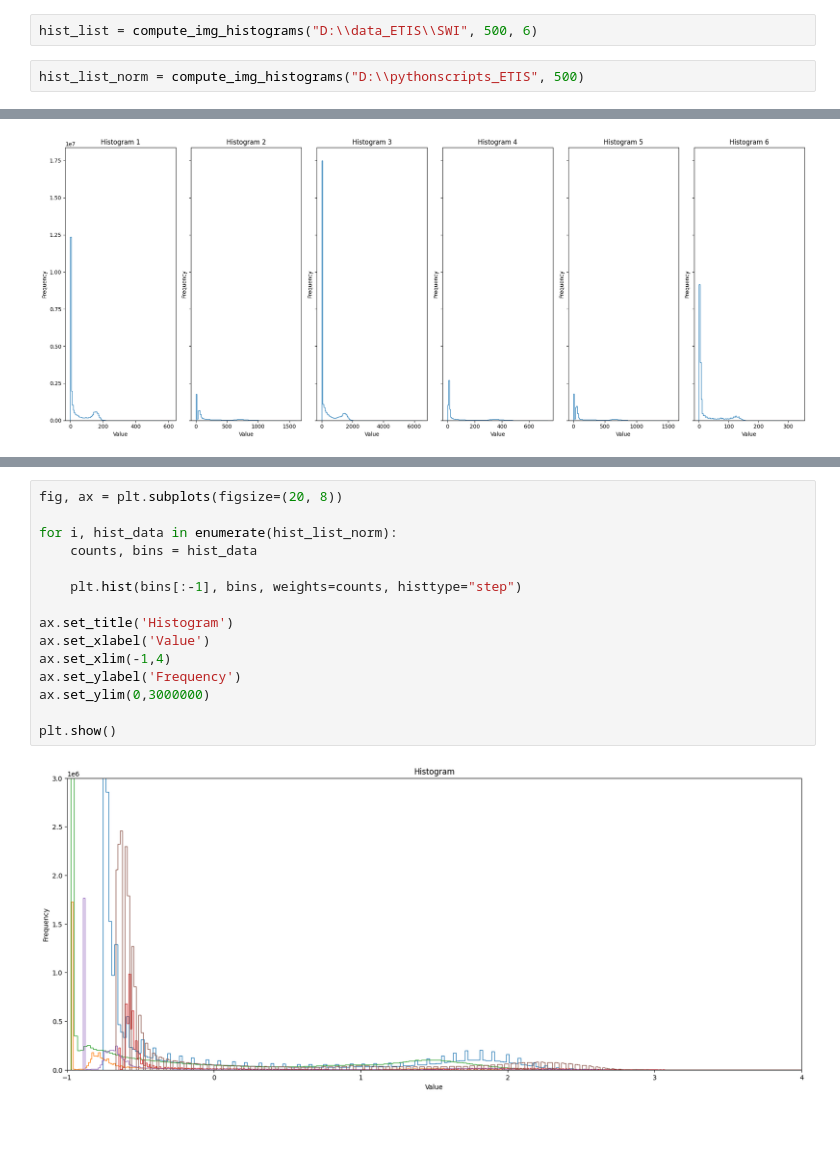
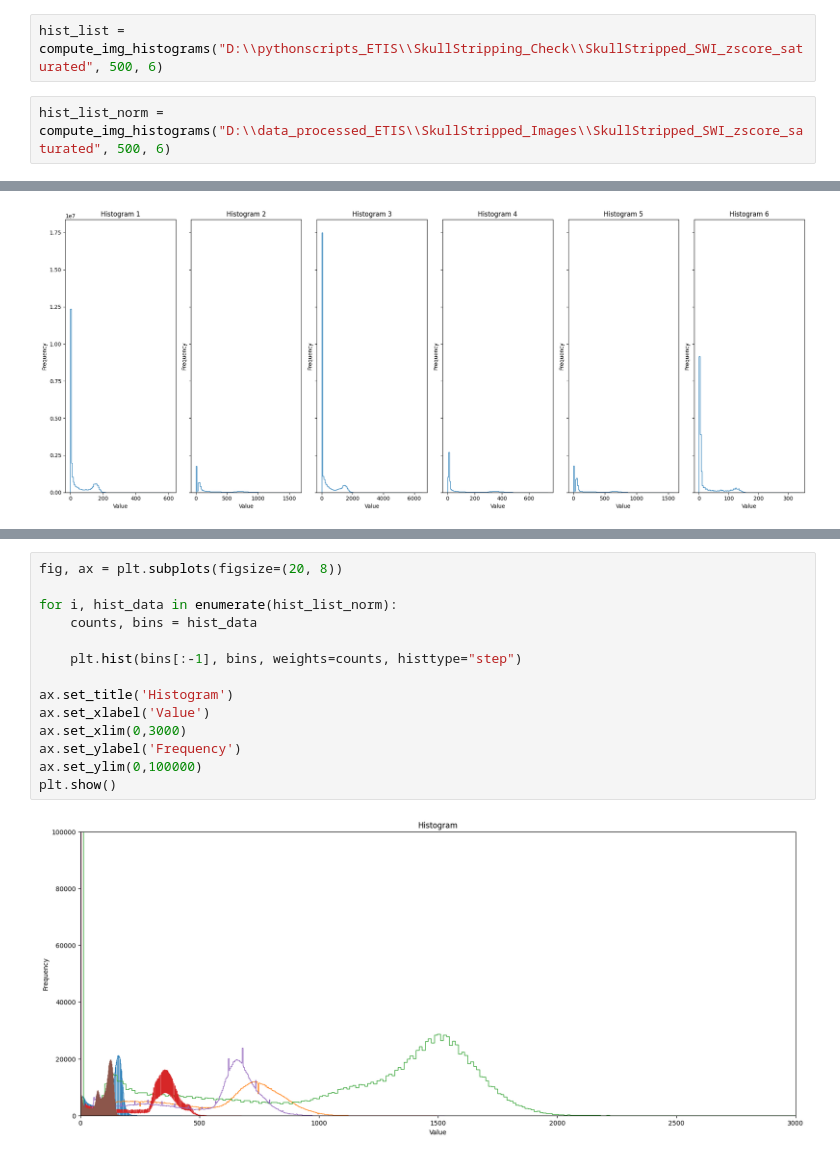
Before and after one commit to drci-foch/ETIS-Image, a Jupyter notebook: algo/preprocessing/Image_Normalization.ipynb, the cells around one changed output, grey strips where cells are left out. Saved outputs shown, nothing was run; the diff lists cells and outputs as text; blank space fills up the shorter version.

```diff
--- a/algo/preprocessing/Image_Normalization.ipynb
+++ b/algo/preprocessing/Image_Normalization.ipynb
@@ -22,9 +22,9 @@ def compute_img_histograms (source_path, histogram_bins, files_to_process=None):
 
     return histogram_list
 # %%
-hist_list = compute_img_histograms("D:\\data_ETIS\\SWI", 500, 6)
+hist_list = compute_img_histograms("D:\\pythonscripts_ETIS\\SkullStripping_Check\\SkullStripped_SWI_zscore_saturated", 500, 6)
 # %%
-hist_list_norm = compute_img_histograms("D:\\pythonscripts_ETIS", 500)
+hist_list_norm = compute_img_histograms("D:\\data_processed_ETIS\\SkullStripped_Images\\SkullStripped_SWI_zscore_saturated", 500, 6)
 # %%
 fig, axs = plt.subplots(1, 6, figsize=(20, 8), sharey=True)
 
@@ -66,17 +66,16 @@ plt.show()
 # %%
 fig, ax = plt.subplots(figsize=(20, 8))
 
 for i, hist_data in enumerate(hist_list_norm):
     counts, bins = hist_data
 
     plt.hist(bins[:-1], bins, weights=counts, histtype="step")
 
 ax.set_title('Histogram')
 ax.set_xlabel('Value')
-ax.set_xlim(-1,4)
+ax.set_xlim(0,3000)
 ax.set_ylabel('Frequency')
-ax.set_ylim(0,3000000)
-
+ax.set_ylim(0,100000)
 plt.show()
 # %% [output]
-[figure, old version]
+[figure, new version]
```
Also changed, not shown: parts of 3 cells of this notebook, 3 other files.
